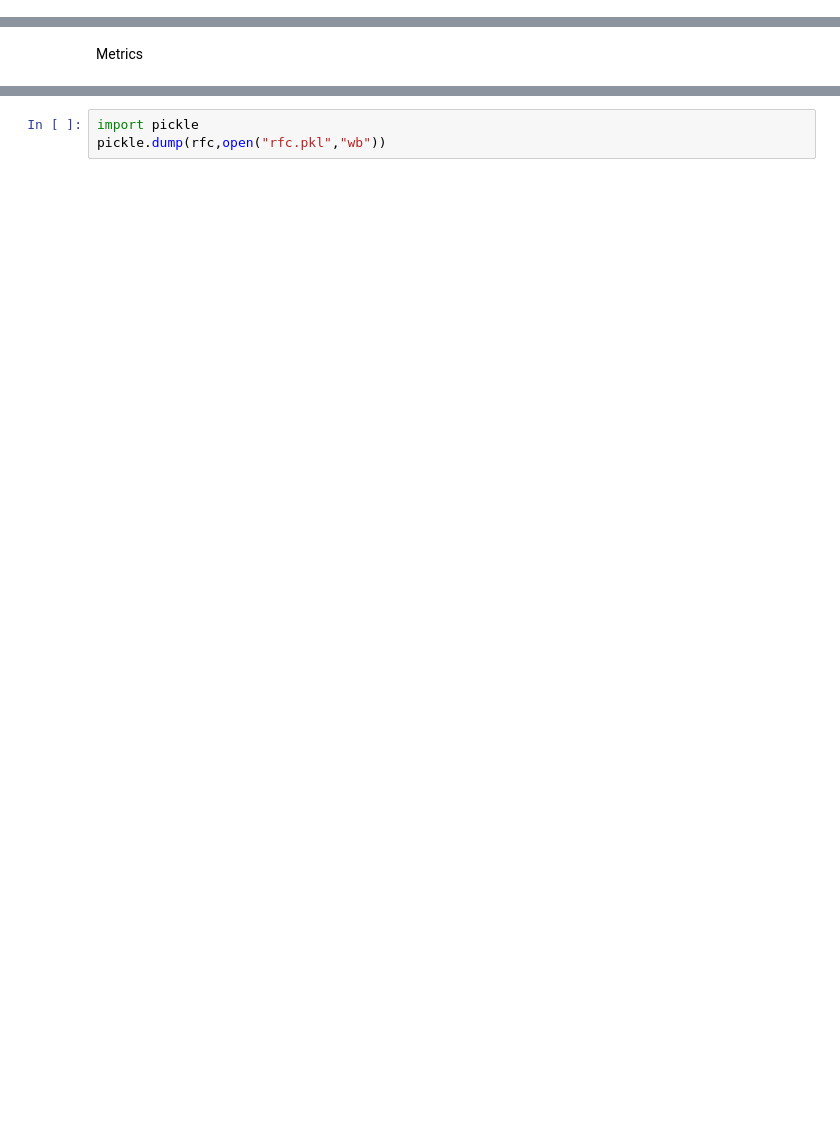
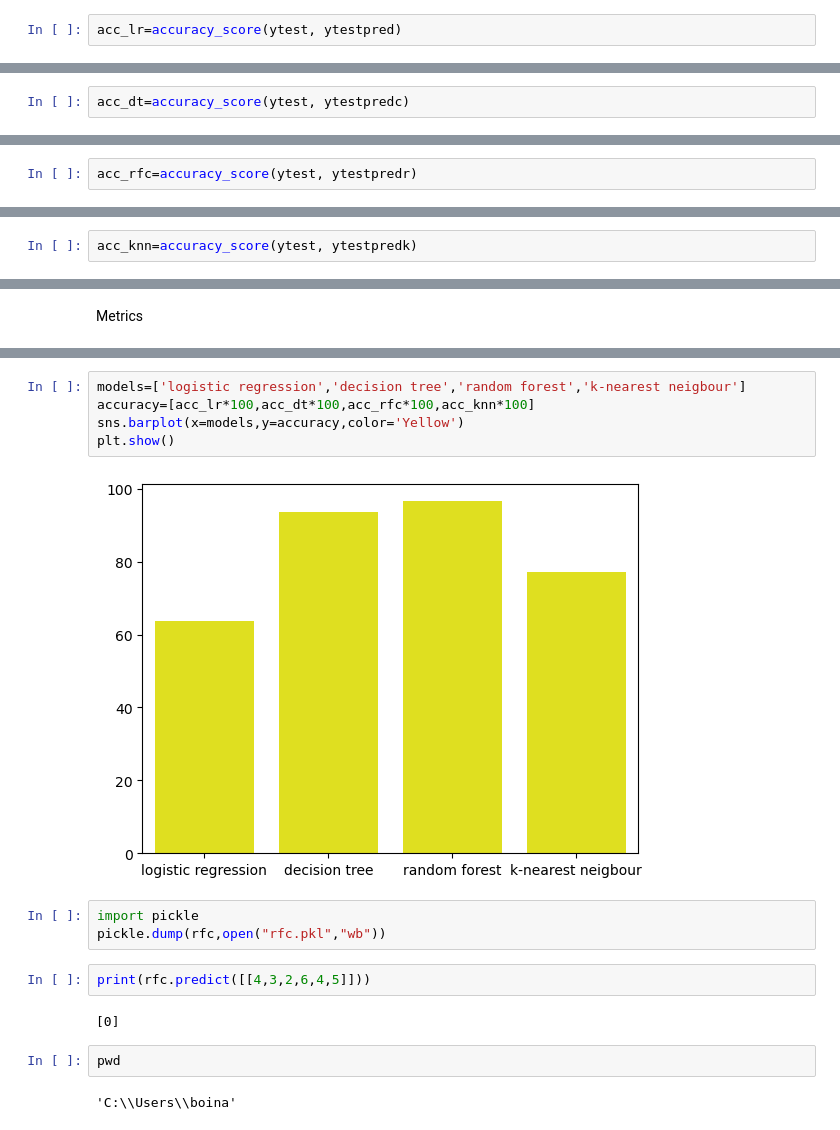
Before and after one commit to BoinaSathvika/Beyond_the_veil_of_wellness, a Jupyter notebook: training/Animal_Health_Classification_.ipynb, the cells around one changed output, grey strips where cells are left out. Drawn from its saved outputs; the diff is of its cells as text; blank space fills up the shorter version.

```diff
--- a/training/Animal_Health_Classification_.ipynb
+++ b/training/Animal_Health_Classification_.ipynb
@@ -258,0 +234,2 @@ lr.fit(xbal,ybal)
+# %%
+acc_lr=accuracy_score(ytest, ytestpred)
@@ -263,0 +252,2 @@ dtc.fit(xbal,ybal)
+# %%
+acc_dt=accuracy_score(ytest, ytestpredc)
@@ -267,0 +269,2 @@ rfc.fit(xbal,ybal)
+# %%
+acc_rfc=accuracy_score(ytest, ytestpredr)
@@ -283,3 +283,5 @@ ytrainpredr=rfc.predict(xtrain)
 # %%
 ytestpredk=knn.predict(xtest)
 ytrainpredk=knn.predict(xtrain)
+# %%
+acc_knn=accuracy_score(ytest, ytestpredk)
@@ -331,3 +440,18 @@ print(classification_report(ytrain, ytrainpredk))
+# %%
+models=['logistic regression','decision tree','random forest','k-nearest neigbour']
+accuracy=[acc_lr*100,acc_dt*100,acc_rfc*100,acc_knn*100]
+sns.barplot(x=models,y=accuracy,color='Yellow')
+plt.show()
+# %% [output]
+[figure, added]
 # %%
 import pickle
 pickle.dump(rfc,open("rfc.pkl","wb"))
+# %%
+print(rfc.predict([[4,3,2,6,4,5]]))
+# %% [output]
+[0]
+# %%
+pwd
+# %% [output]
+'C:\\Users\\boina'
```
Also changed, not shown: parts of 47 cells of this notebook.
